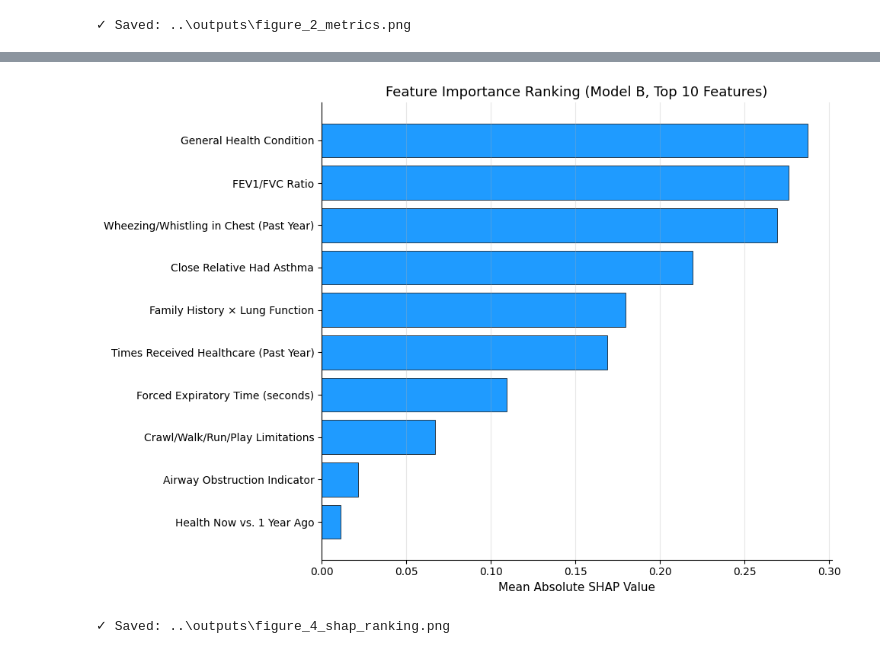
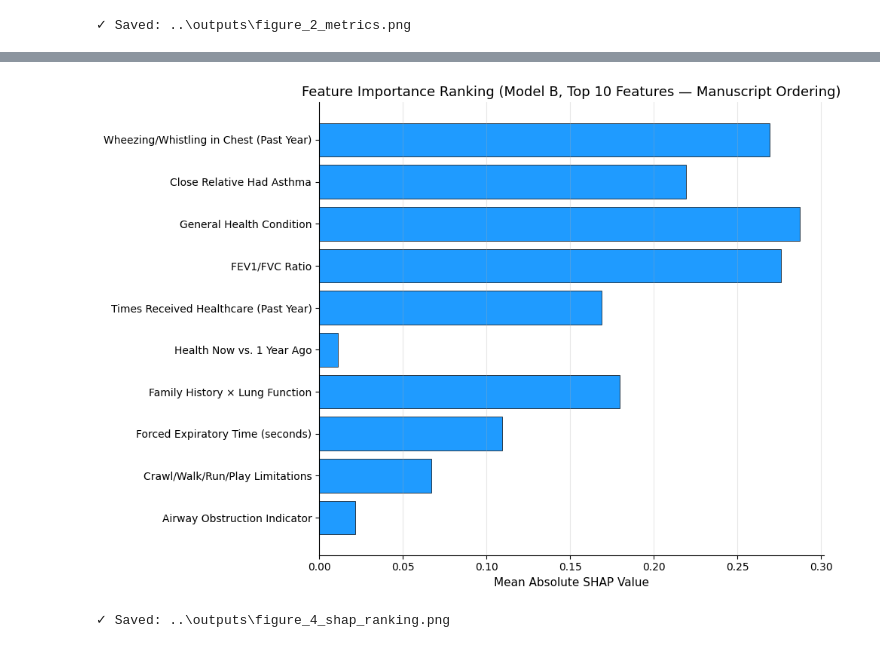
Before and after one commit to wilson-nguyen/aim-ahead-asthma, a Jupyter notebook: notebooks/05_top10_sensitivity.ipynb, the cells around one changed output, grey strips where cells are left out. Saved outputs shown, nothing was run; the diff lists cells and outputs as text; code cells hidden in the pictures.

```diff
--- a/notebooks/05_top10_sensitivity.ipynb
+++ b/notebooks/05_top10_sensitivity.ipynb
@@ -898,36 +1313,36 @@ print(f"✓ Saved: {OUTPUTS_DIR / 'figure_3_shap_perm.png'}")
 # %%
 """
 Figure 4: SHAP feature importance ranking (Model B, top 10 features).
 
 Single-color horizontal bar chart, sorted by mean absolute SHAP value descending.
 Matches the manuscript's Figure 4 styling (single-color blue bars, no error bars).
 """
 
-# Sort by SHAP importance descending
-order = np.argsort(shap_importance_b)[::-1]
-labels_ordered = [TOP_10_DISPLAY[i] for i in order]
-shap_ordered = shap_importance_b[order]
+# Use manuscript's original feature ordering (preserves narrative consistency
+# with the published Figure 4 of the original full-feature analysis)
+labels_ordered = TOP_10_DISPLAY
+shap_ordered = shap_importance_b
 
 fig, ax = plt.subplots(figsize=(10, 7))
 
 y_pos = np.arange(len(labels_ordered))
 
 ax.barh(y_pos, shap_ordered, color='#1f9bff', edgecolor='black', linewidth=0.5)
 
 ax.set_yticks(y_pos)
 ax.set_yticklabels(labels_ordered)
 ax.set_xlabel('Mean Absolute SHAP Value')
-ax.set_title('Feature Importance Ranking (Model B, Top 10 Features)')
+ax.set_title('Feature Importance Ranking (Model B, Top 10 Features — Manuscript Ordering)')
 ax.grid(True, axis='x', alpha=0.3)
 ax.invert_yaxis()  # most important at top
 
 plt.tight_layout()
 plt.savefig(OUTPUTS_DIR / 'figure_4_shap_ranking.png', dpi=300, bbox_inches='tight')
 plt.show()
 
 print(f"✓ Saved: {OUTPUTS_DIR / 'figure_4_shap_ranking.png'}")
 # %% [output]
-[figure, old version]
+[figure, new version]
 ✓ Saved: ..\outputs\figure_4_shap_ranking.png
 # %%
 """
```
Also changed, not shown: parts of 9 cells of this notebook.
